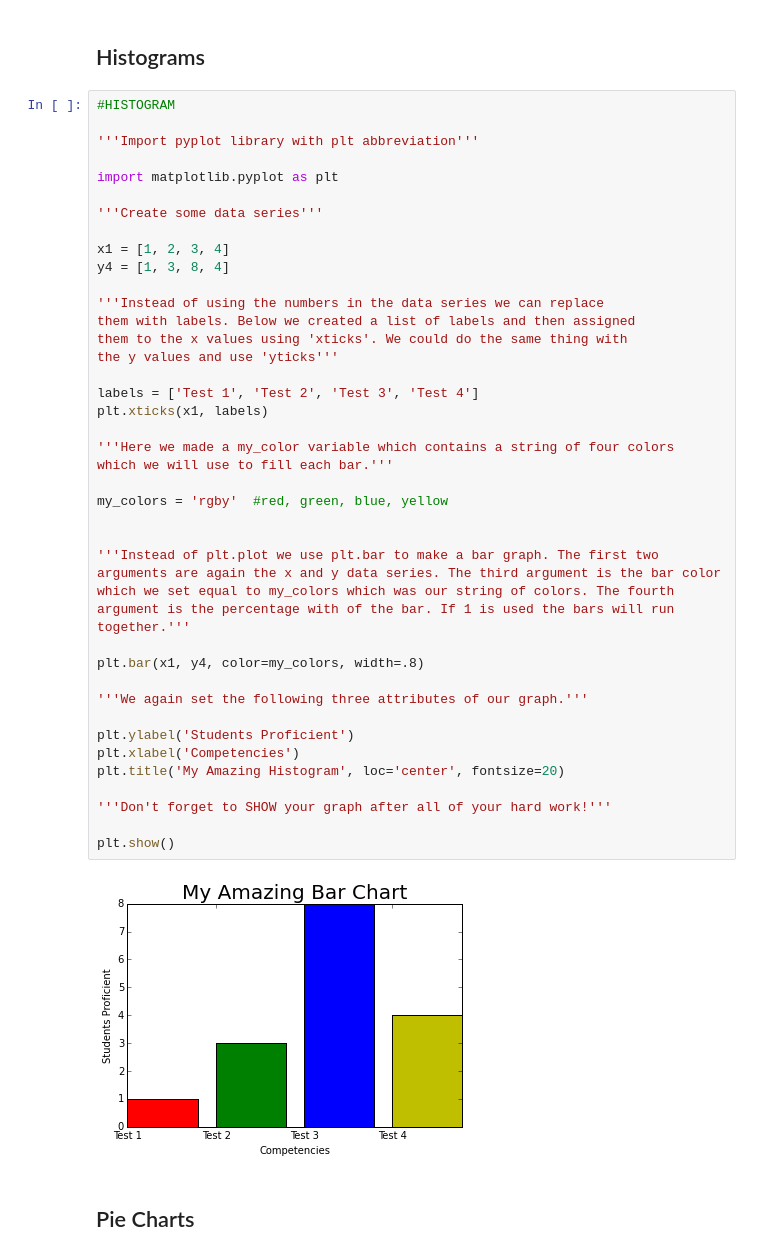
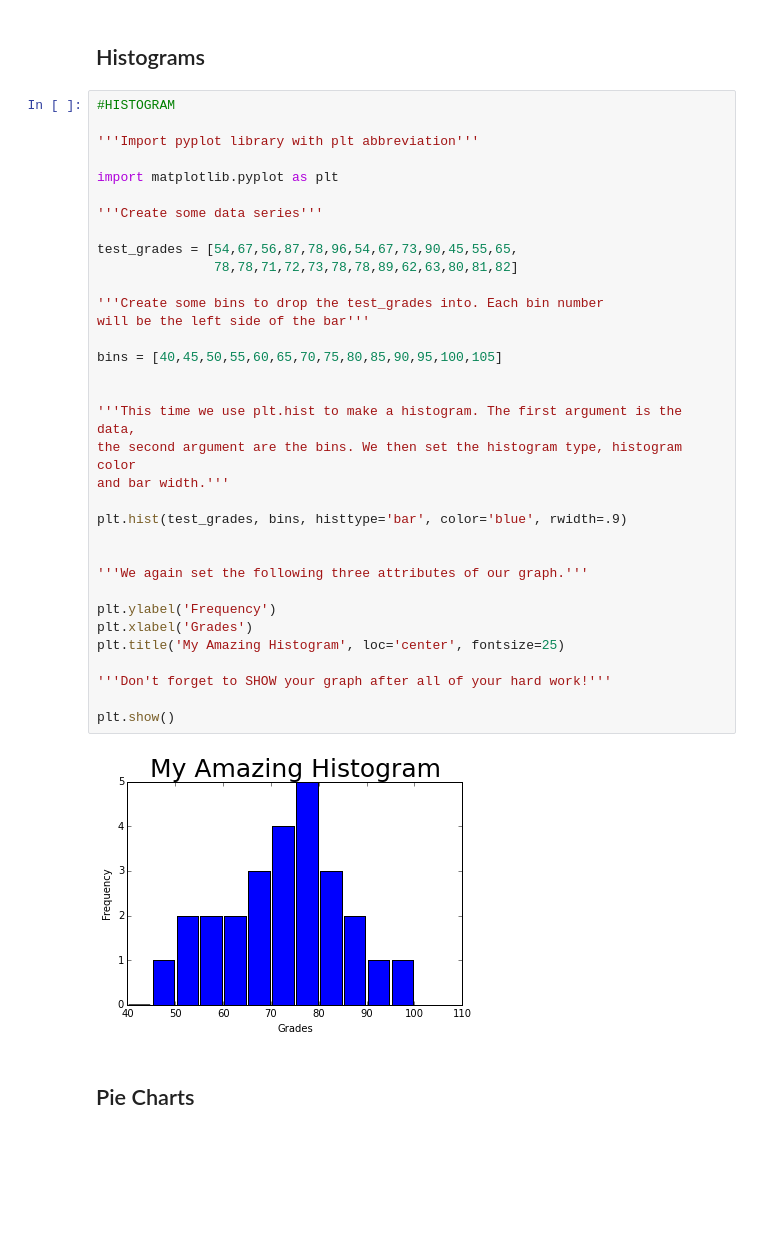
Before and after one commit to hermonm/Hermons_Book_of_Python, a Jupyter notebook: Chapter12.ipynb, the cells around one changed output. Cells and saved outputs as stored; diff of their text form; blank space fills up the shorter version.

Commit message:
TOC and CH 12
Let’s try this again!

```diff
--- a/Chapter12.ipynb
+++ b/Chapter12.ipynb
@@ -153,49 +154,41 @@ plt.show()
 [figure]
 # %% [markdown]
 ## Histograms
-# %%
-#HISTOGRAM
-
-'''Import pyplot library with plt abbreviation'''
-
-import matplotlib.pyplot as plt
-
-'''Create some data series'''
-
-x1 = [1, 2, 3, 4]
-y4 = [1, 3, 8, 4]
-
-'''Instead of using the numbers in the data series we can replace
-them with labels. Below we created a list of labels and then assigned
-them to the x values using 'xticks'. We could do the same thing with
-the y values and use 'yticks'''
-
-labels = ['Test 1', 'Test 2', 'Test 3', 'Test 4']
-plt.xticks(x1, labels)
-
-'''Here we made a my_color variable which contains a string of four colors
-which we will use to fill each bar.'''
-
-my_colors = 'rgby'  #red, green, blue, yellow
-
-
-'''Instead of plt.plot we use plt.bar to make a bar graph. The first two
-arguments are again the x and y data series. The third argument is the bar color
-which we set equal to my_colors which was our string of colors. The fourth
-argument is the percentage with of the bar. If 1 is used the bars will run together.'''
-
-plt.bar(x1, y4, color=my_colors, width=.8)
-
-'''We again set the following three attributes of our graph.'''
-
-plt.ylabel('Students Proficient')
-plt.xlabel('Competencies')
-plt.title('My Amazing Histogram', loc='center', fontsize=20)
-
-'''Don't forget to SHOW your graph after all of your hard work!'''
-
-plt.show()
-# %% [output]
-[figure, removed]
+# %%
+#HISTOGRAM
+
+'''Import pyplot library with plt abbreviation'''
+
+import matplotlib.pyplot as plt
+
+'''Create some data series'''
+
+test_grades = [54,67,56,87,78,96,54,67,73,90,45,55,65,
+               78,78,71,72,73,78,78,89,62,63,80,81,82]
+
+'''Create some bins to drop the test_grades into. Each bin number
+will be the left side of the bar'''
+
+bins = [40,45,50,55,60,65,70,75,80,85,90,95,100,105]
+
+
+'''This time we use plt.hist to make a histogram. The first argument is the data,
+the second argument are the bins. We then set the histogram type, histogram color
+and bar width.'''
+
+plt.hist(test_grades, bins, histtype='bar', color='blue', rwidth=.9)
+
+
+'''We again set the following three attributes of our graph.'''
+
+plt.ylabel('Frequency')
+plt.xlabel('Grades')
+plt.title('My Amazing Histogram', loc='center', fontsize=25)
+
+'''Don't forget to SHOW your graph after all of your hard work!'''
+
+plt.show()
+# %% [output]
+[figure, added]
 # %% [markdown]
 ## Pie Charts
```
Also changed, not shown: parts of 5 cells of this notebook, 1 other file.
